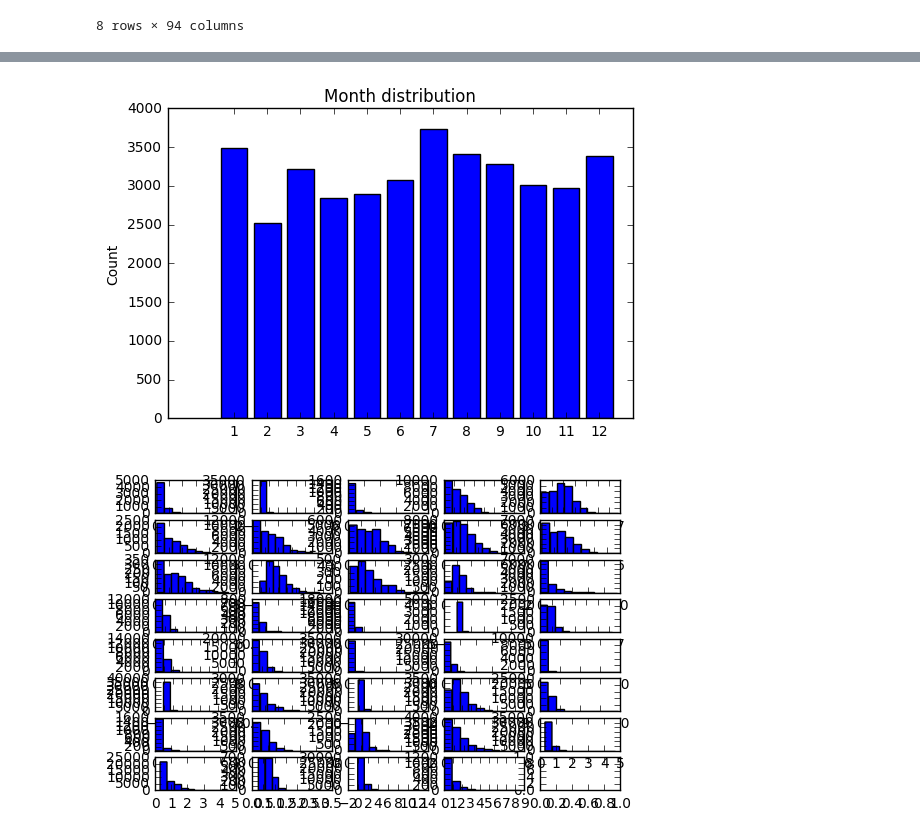
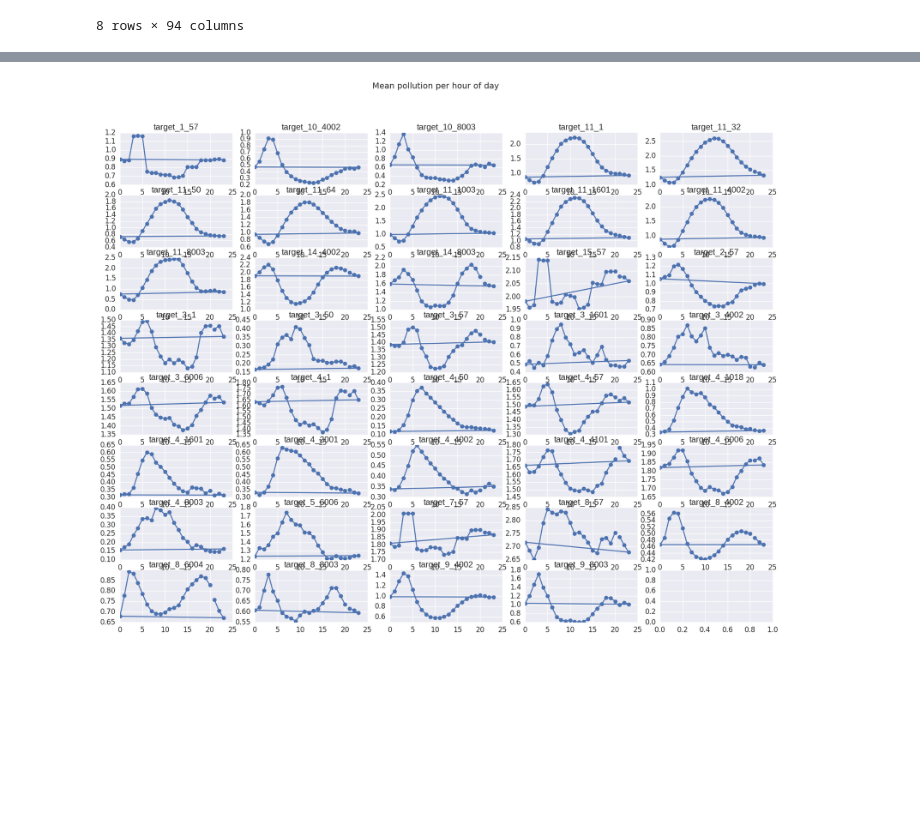
Before and after one commit to ginberg/mlcapstone, a Jupyter notebook: airquality.ipynb, the cells around one changed output, grey strips where cells are left out. Saved outputs shown, nothing was run; the diff lists cells and outputs as text; code cells hidden in the pictures; blank space fills up the shorter version.

```diff
--- a/airquality.ipynb
+++ b/airquality.ipynb
@@ -58,31 +57,41 @@ util.plotFeature(df['weekday'].value_counts().to_dict(), 'Weekday distribution')
-# %%
-util.plotFeature(df['month_most_common'].value_counts().to_dict(), 'Month distribution')
-# %% [output]
-[figure, removed]
 # %%
 #data[pd.notnull(data['target_1_57'])].shape
 
-features = df.columns.values
-targets = [col for col in features if 'target' in col]
-targets
+# features = df.columns.values
+# targets = [col for col in features if 'target' in col]
+# targets
 
-target_data = df[targets]
+# target_data = df[targets]
 #data[pd.notnull(data[targets])].shape
-
 #target_data.dropna(how='all')
-
 #util.plotFeatures(data['rowID'], data['target_1_57'])
 #util.plotHistogram(data['target_1_57'])
 
-fig, ax = plt.subplots(nrows=8,ncols=5)
+# fig, ax = plt.subplots(nrows=8,ncols=5)
+# count = 1
+# for target in targets:
+#     d = target_data[target].dropna()
+#     plt.subplot(8,5, count)
+#     plt.hist(d)
+#     count = count + 1
+# plt.show()
+
+#TODO
+# group by hour of day
+# group by weekday
+
+features = df.columns.values
+labels = [col for col in features if 'target' in col]
+fig, ax = plt.subplots(nrows=8,ncols=5, figsize=(20, 15))
+fig.suptitle("Mean pollution per hour of day", fontsize=14)
 count = 1
-for target in targets:
-    d = target_data[target].dropna()
+hours = df.hour.unique()
+for label in labels:
+    df_mean_by_hour = df.groupby(['hour']).mean()
     plt.subplot(8,5, count)
-    plt.hist(d)
+    plt.plot(hours, df_mean_by_hour[label], '-o')
+    plt.title(label)
     count = count + 1
 plt.show()
-
-#TODO plot hour per day
 # %% [output]
-[figure, old version]
+[figure, new version]
```
Also changed, not shown: parts of 10 cells of this notebook.
